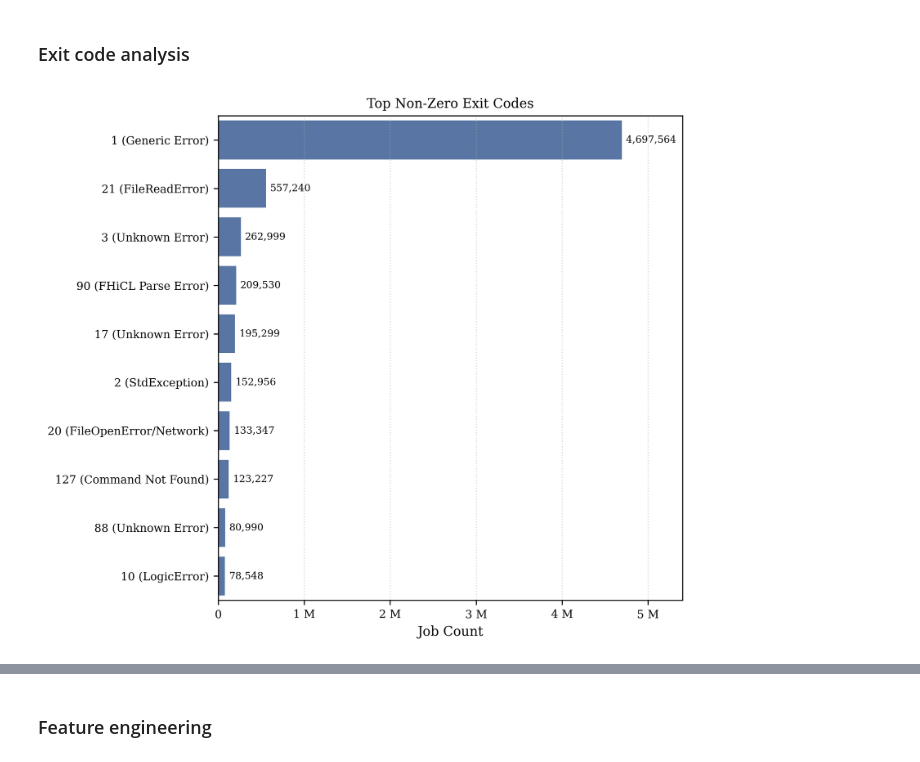
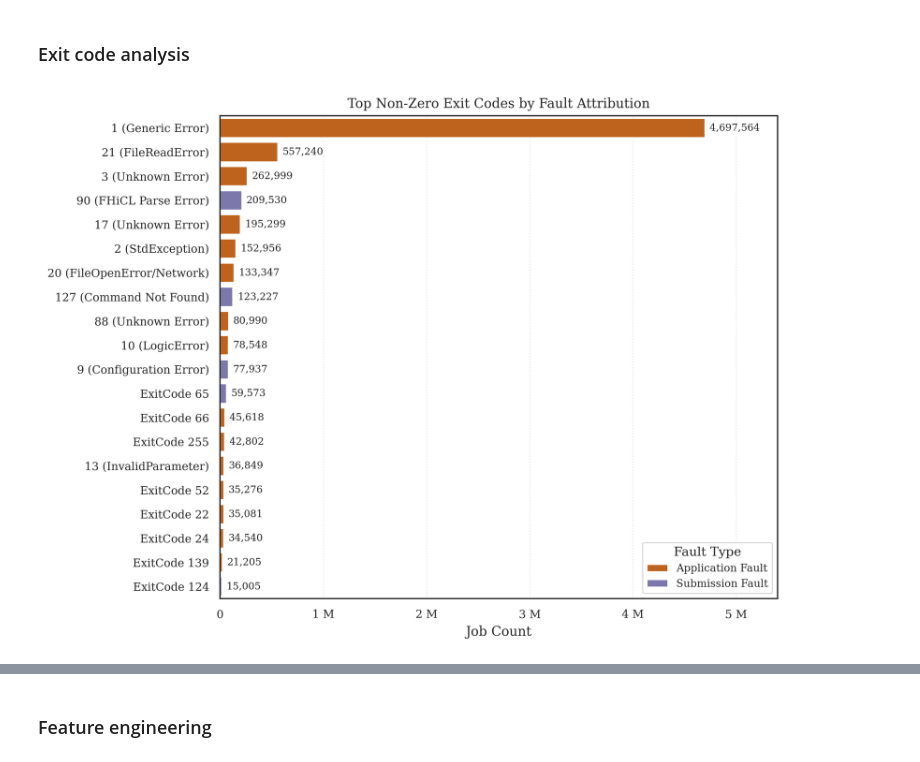
Before and after one commit to allisonaustin/batch-queue-prediction, a Jupyter notebook: scripts/attribution-modeling.ipynb, the cells around one changed output, grey strips where cells are left out. Drawn from its saved outputs; the diff is of its cells as text; code cells hidden in the pictures.

```diff
--- a/scripts/attribution-modeling.ipynb
+++ b/scripts/attribution-modeling.ipynb
@@ -513,6 +626,11 @@ plt.show()
 # %% [markdown]
 ### Exit code analysis
 # %%
+import matplotlib.pyplot as plt
+import matplotlib.ticker as ticker
+import seaborn as sns
+import polars as pl
+
 labels = {
     "1": "1 (Generic Error)",
     "2": "2 (StdException)",
@@ -531,58 +649,83 @@ labels = {
     "17": "17 (Unknown Error)",
     "20": "20 (FileOpenError/Network)",
     "21": "21 (FileReadError)",
+    "65": "65 (cet::exception / Missing Input)",
     "88": "88 (Unknown Error)",
     "90": "90 (FHiCL Parse Error)",
-    "127": "127 (Command Not Found)"
+    "127": "127 (Command Not Found)",
 }
 
-fig, ax = plt.subplots(figsize=(7, 6), dpi=300)
+# Code-table classification rules
+EXIT_SUB = {9, 65, 90, 91, 124, 126, 127, 130, 131, 137}
+EXIT_HW = {129, 143}
+
+
+def get_fault_category(code):
+    if code in EXIT_HW:
+        return "Hardware Fault"
+    elif code in EXIT_SUB:
+        return "Submission Fault"
+    return "Application Fault"
+
+
+FAULT_PALETTE = {
+    "Application Fault": "#d95f02",  # Warm Orange / Red
+    "Submission Fault": "#7570b3",   # Purple / Blue
+    "Hardware Fault": "#1b9e77",     # Teal / Green
+}
+
+fig, ax = plt.subplots(figsize=(8, 6), dpi=300)
 
 df_ec = (
-    lf.filter(
-        (pl.col("ExitCode") != 0) & pl.col("ExitCode").is_not_null()
-    )
+    lf.filter((pl.col("ExitCode") != 0) & pl.col("ExitCode").is_not_null())
     .group_by("ExitCode")
     .len()
     .sort("len", descending=True)
-    .head(10)
+    .head(20)
     .collect()
     .to_pandas()
 )
 
-df_ec["Label"] = df_ec["ExitCode"].map(lambda x: labels.get(str(x), f"ExitCode {x}"))
+df_ec["Label"] = df_ec["ExitCode"].map(
+    lambda x: labels.get(str(x), f"ExitCode {x}")
+)
+df_ec["Fault Category"] = df_ec["ExitCode"].map(get_fault_category)
 
 sns.barplot(
     data=df_ec,
     y="Label",
     x="len",
+    hue="Fault Category",
+    dodge=False,
+    palette=FAULT_PALETTE,
     ax=ax,
-    color=COLORS["bar_fill"],
-    orient="h",
 )
 
 max_val = df_ec["len"].max()
 for i, count in enumerate(df_ec["len"]):
     ax.text(
         count + (max_val * 0.01),
         i,
         f"{count:,}",
         va="center",
         fontsize=7.5,
     )
 
 ax.set_xlim(0, max_val * 1.15)
 ax.set_xlabel("Job Count")
 ax.set_ylabel("")
-ax.set_title("Top Non-Zero Exit Codes")
+ax.set_title("Top Non-Zero Exit Codes by Fault Attribution")
 ax.grid(True, axis="x", linestyle=":", alpha=0.5)
 ax.xaxis.set_major_formatter(ticker.EngFormatter())
+
+# Clean legend positioning
+ax.legend(title="Fault Type", loc="lower right", frameon=True)
 
 plt.tight_layout()
 plt.savefig("output/exit_codes_distribution.pdf", bbox_inches="tight")
 plt.show()
 # %% [output]
-[figure, old version]
+[figure, new version]
 # %%
 from matplotlib.lines import Line2D
 from matplotlib.patches import Patch
```
Also changed, not shown: parts of 10 cells of this notebook, 3 other files.
